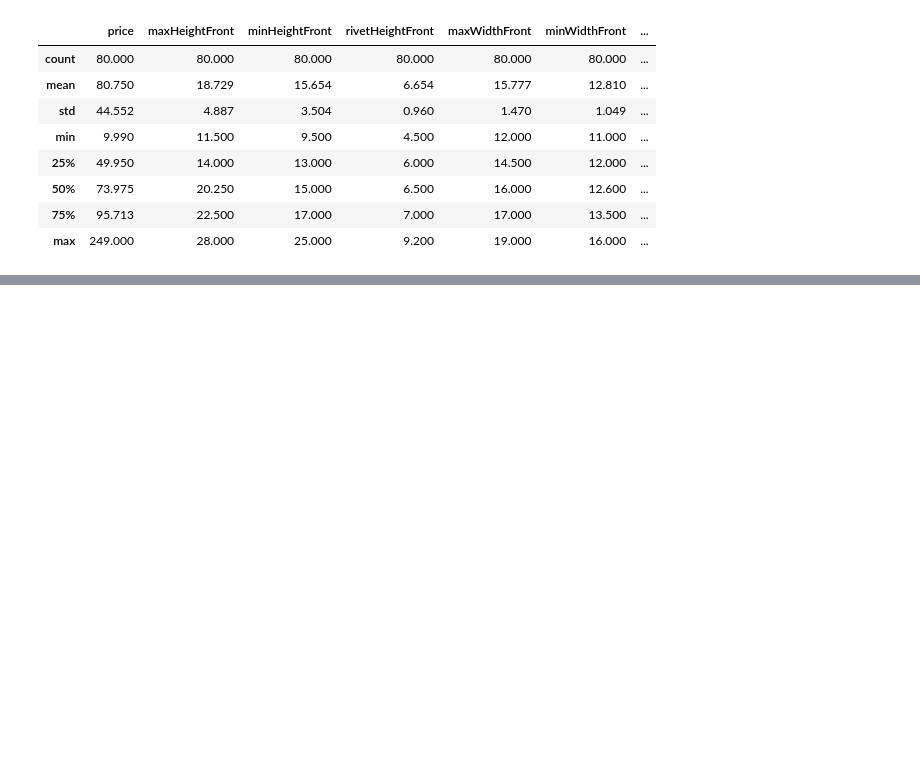
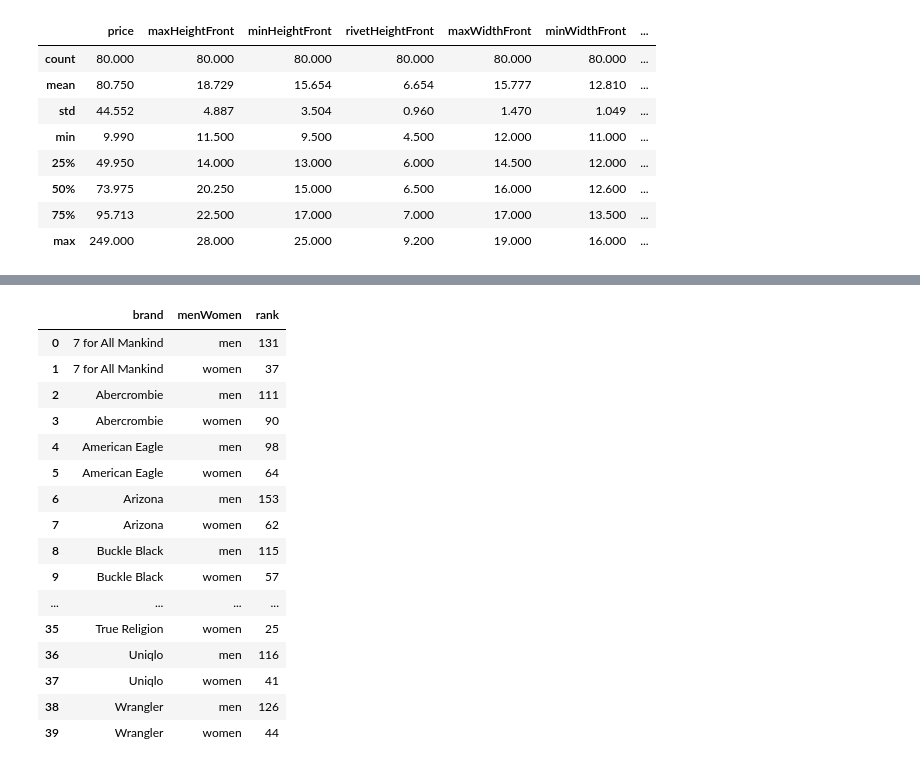
Before and after one commit to wimlds/berlin-tdd-workshop, a Jupyter notebook: EDA.ipynb, the cells around one changed output, grey strips where cells are left out. Saved outputs shown, nothing was run; the diff lists cells and outputs as text; code cells hidden in the pictures; blank space fills up the shorter version.

```diff
--- a/EDA.ipynb
+++ b/EDA.ipynb
@@ -66,0 +250,6 @@ df.describe()
+# %%
+df_small = df[["brand", "menWomen", "pocketArea"]]
+# %%
+df_small = df_small.sort_values("pocketArea").reset_index(drop=True)
+# %%
+df_small['rank'] = df_small.index + 1
@@ -66,0 +272,22 @@ df.describe()
+# %%
+aggr = df_small.groupby(by=["brand", "menWomen"],as_index=False)["rank"].sum()
+# %%
+aggr
+# %% [output]
+|  | brand | menWomen | rank |
+| 0 | 7 for All Mankind | men | 131 |
+| 1 | 7 for All Mankind | women | 37 |
+| 2 | Abercrombie | men | 111 |
+| 3 | Abercrombie | women | 90 |
+| 4 | American Eagle | men | 98 |
+| 5 | American Eagle | women | 64 |
+| 6 | Arizona | men | 153 |
+| 7 | Arizona | women | 62 |
+| 8 | Buckle Black | men | 115 |
+| 9 | Buckle Black | women | 57 |
+| ... | ... | ... | ... |
+| 35 | True Religion | women | 25 |
+| 36 | Uniqlo | men | 116 |
+| 37 | Uniqlo | women | 41 |
+| 38 | Wrangler | men | 126 |
+| 39 | Wrangler | women | 44 |
```
Also changed, not shown: parts of 34 cells of this notebook, 3 other files.
